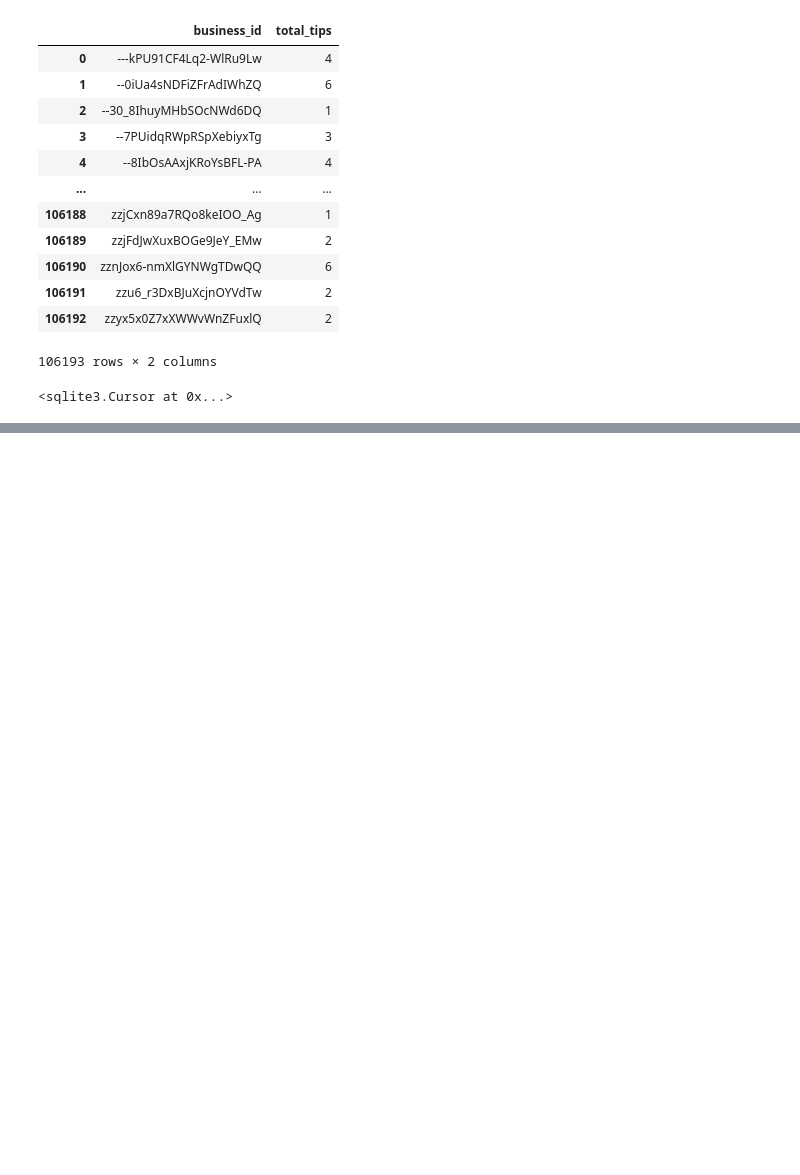
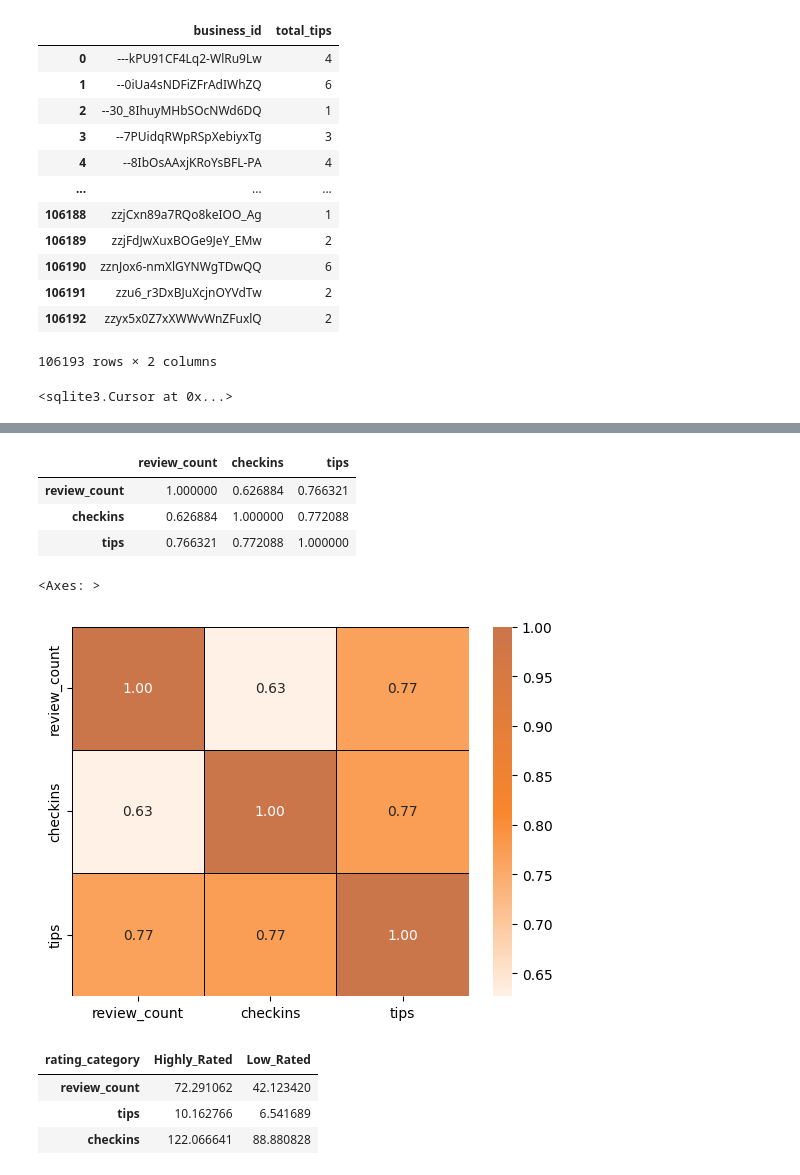
Before and after one commit to satvik231/Restautrant-Success-Analysis, a Jupyter notebook: creation.ipynb, the cells around one changed output, grey strips where cells are left out. Saved outputs shown, nothing was run; the diff lists cells and outputs as text; code cells hidden in the pictures; blank space fills up the shorter version.

```diff
--- a/creation.ipynb
+++ b/creation.ipynb
@@ -331,0 +390,14 @@ for chunk in pd.read_sql_query(query,conn,chunksize=1000):
+# %%
+engagement_df[['review_count','checkins','tips']].corr()
+# %% [output]
+|  | review_count | checkins | tips |
+| review_count | 1.000000 | 0.626884 | 0.766321 |
+| checkins | 0.626884 | 1.000000 | 0.772088 |
+| tips | 0.766321 | 0.772088 | 1.000000 |
+# %%
+color = ['#FFF1E5','#F8862C','#CB754B']
+custom_cmap = LinearSegmentedColormap.from_list('custom_cmap', color)
+sns.heatmap(engagement_df[['review_count','checkins','tips']].corr(),annot=True,cmap=custom_cmap,fmt='.2f',linecolor='black',linewidths=0.5)
+# %% [output]
+<Axes: >
+[figure, added]
@@ -331,0 +447,7 @@ for chunk in pd.read_sql_query(query,conn,chunksize=1000):
+# %%
+rating_category.groupby('rating_category')[['review_count','tips','checkins']].mean().transpose()
+# %% [output]
+| rating_category | Highly_Rated | Low_Rated |
+| review_count | 72.291062 | 42.123420 |
+| tips | 10.162766 | 6.541689 |
+| checkins | 122.066641 | 88.880828 |
```
Also changed, not shown: parts of 5 cells of this notebook.
